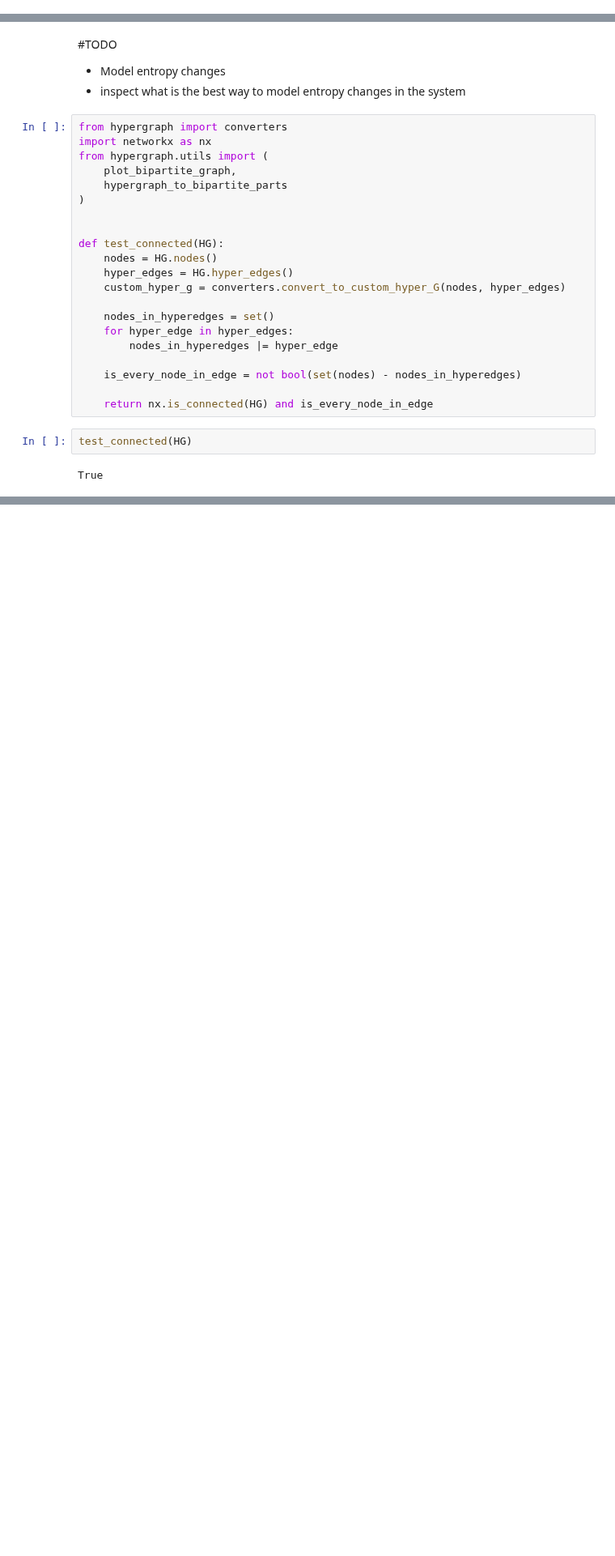
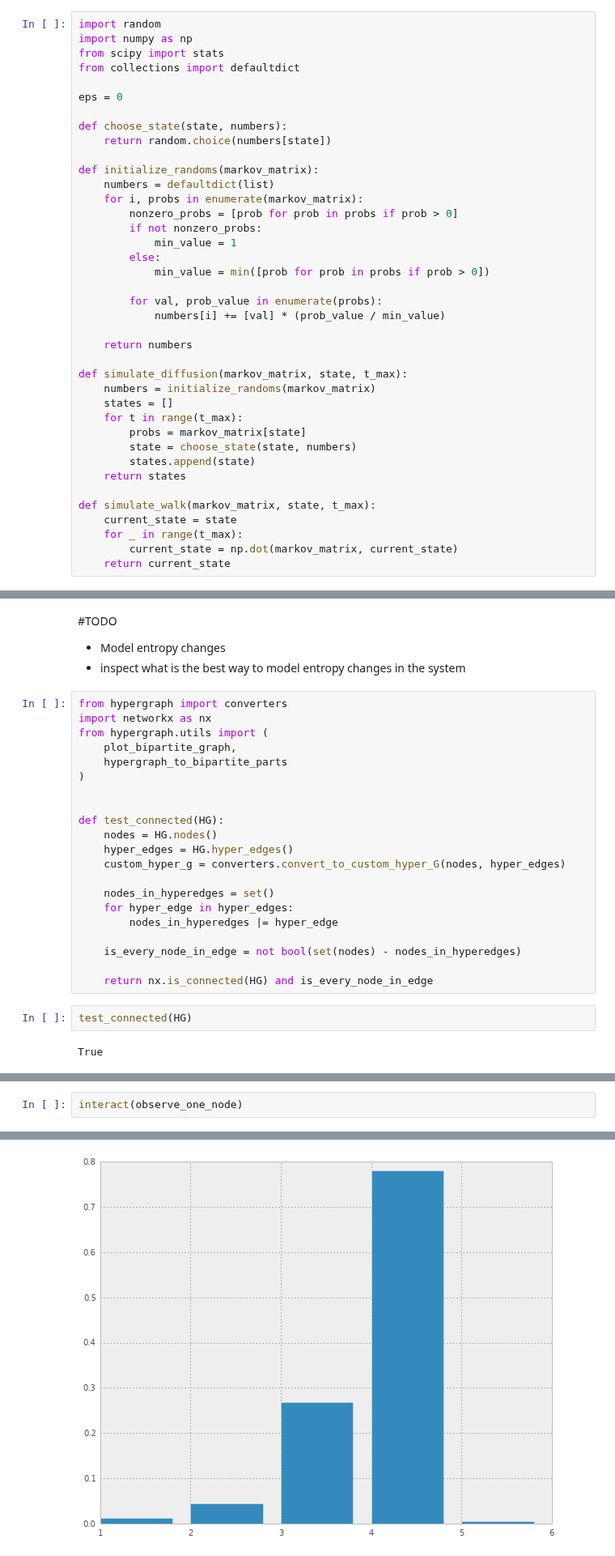
Before and after one commit to ilonajulczuk/hypergraph, a Jupyter notebook: notebooks/Modelling diffusion on hypergraph.ipynb, the cells around one changed output, grey strips where cells are left out. Shown at 81% size. Drawn from its saved outputs; the diff is of its cells as text; blank space fills up the shorter version.

```diff
--- a/notebooks/Modelling diffusion on hypergraph.ipynb
+++ b/notebooks/Modelling diffusion on hypergraph.ipynb
@@ -226,3 +184,42 @@ Wall time: 724 ms
+# %%
+import random
+import numpy as np
+from scipy import stats
+from collections import defaultdict
+
+eps = 0
+
+def choose_state(state, numbers):
+    return random.choice(numbers[state])
+
+def initialize_randoms(markov_matrix):
+    numbers = defaultdict(list)
+    for i, probs in enumerate(markov_matrix):
+        nonzero_probs = [prob for prob in probs if prob > 0]
+        if not nonzero_probs:
+            min_value = 1
+        else:
+            min_value = min([prob for prob in probs if prob > 0])
+
+        for val, prob_value in enumerate(probs):
+            numbers[i] += [val] * (prob_value / min_value)
+
+    return numbers
+
+def simulate_diffusion(markov_matrix, state, t_max):
+    numbers = initialize_randoms(markov_matrix)
+    states = []
+    for t in range(t_max):
+        probs = markov_matrix[state]
+        state = choose_state(state, numbers)
+        states.append(state)
+    return states
+
+def simulate_walk(markov_matrix, state, t_max):
+    current_state = state
+    for _ in range(t_max):
+        current_state = np.dot(markov_matrix, current_state)
+    return current_state
 # %%
 HG = None
 def create(n=(5,30), m=(5,30), k=(1,10), plot=False):
@@ -326,0 +515,3 @@ True
+# %%
+interact(observe_one_node)
+# %% [output]
@@ -326,0 +522 @@ True
+[figure, added]
```
Also changed, not shown: parts of 20 cells of this notebook, 3 other files.
